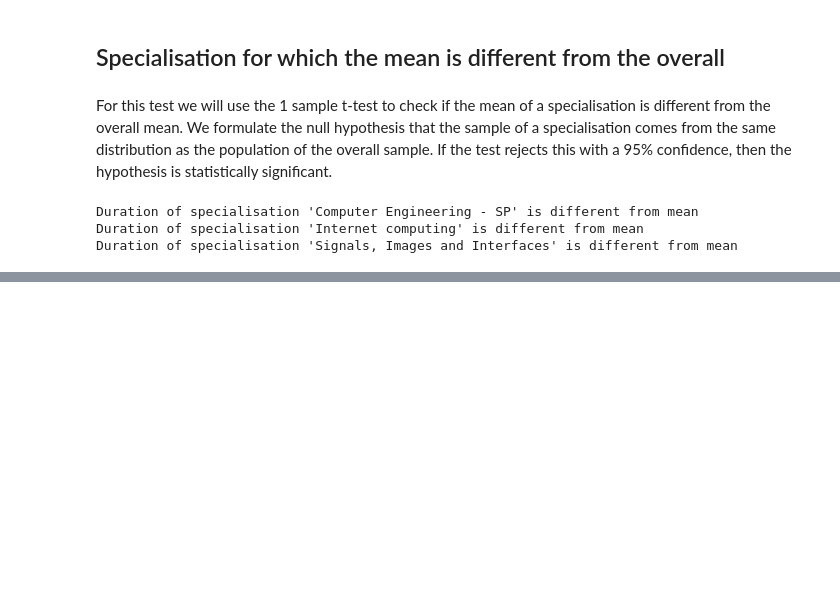
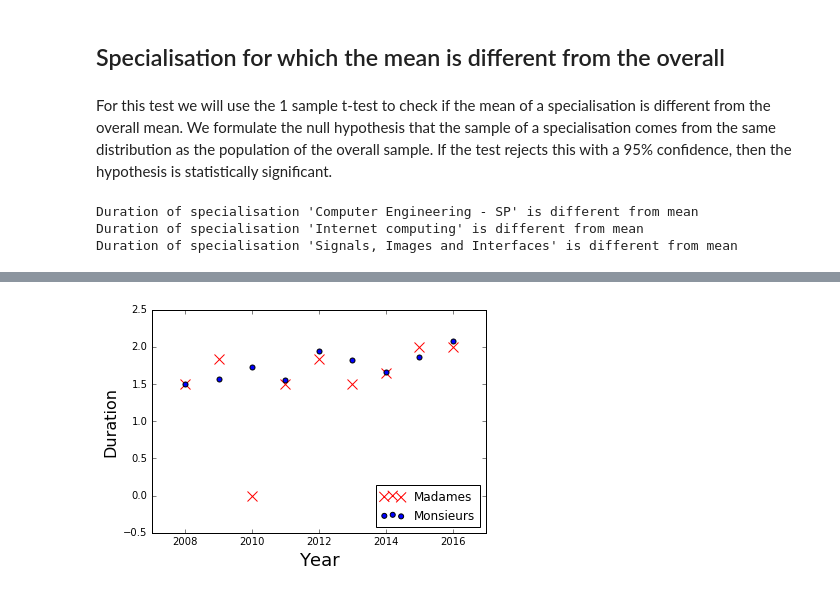
Before and after one commit to cipri-tom/Homework, a Jupyter notebook: 02 - Data from the Web/Handle master data.ipynb, the cells around one changed output, grey strips where cells are left out. Drawn from its saved outputs; the diff is of its cells as text; code cells hidden in the pictures; blank space fills up the shorter version.

```diff
--- a/02 - Data from the Web/Handle master data.ipynb
+++ b/02 - Data from the Web/Handle master data.ipynb
@@ -368,0 +371,5 @@ Duration of specialisation 'Signals, Images and Interfaces' is different from me
+# %%
+master_group['End_year'] = master_group[['year_pr','year_s1','year_s2','year_s3']].max(axis=1)
+master_group_year = master_group.groupby(['End_year','Civilité'])
+master_group_year = master_group_year.agg({'duration':'mean'})
+master_group_year
@@ -368,0 +396,24 @@ Duration of specialisation 'Signals, Images and Interfaces' is different from me
+# %%
+madames = np.array(master_group_year.xs('Madame',level='Civilité')['duration'])
+monsieurs = np.array(master_group_year.xs('Monsieur',level='Civilité')['duration'])
+years = np.array(master_group_year.index.levels[0])
+# %%
+madames_mod = np.zeros(monsieurs.shape)
+j = 0
+for i in range(madamesAlterated.shape[0]):
+    if(i == 2): # equivalent to 2010 where there are no madames mentioned
+        madames_mod[i] = 0
+    else:
+        madames_mod[i] = madames[j]
+        j += 1
+# %%
+# Finally the scatter plot
+import scipy, pylab
+ax = pylab.subplot(111)
+ax.scatter(years, madames_mod, c='r',marker="x",label='Madames',s=100)
+ax.scatter(years, monsieurs, c='b',marker="o",label='Monsieurs',s=25)
+plt.xlabel('Year', fontsize=18)
+plt.ylabel('Duration', fontsize=16)
+plt.legend(loc='lower right');
+# %% [output]
+[figure, added]
```
Also changed, not shown: parts of 7 cells of this notebook.
